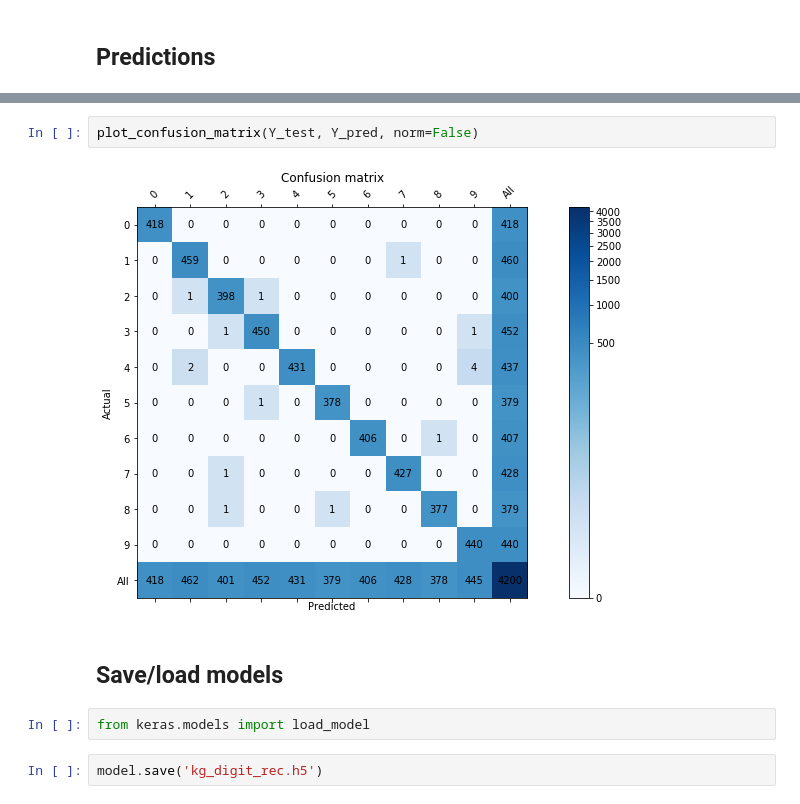
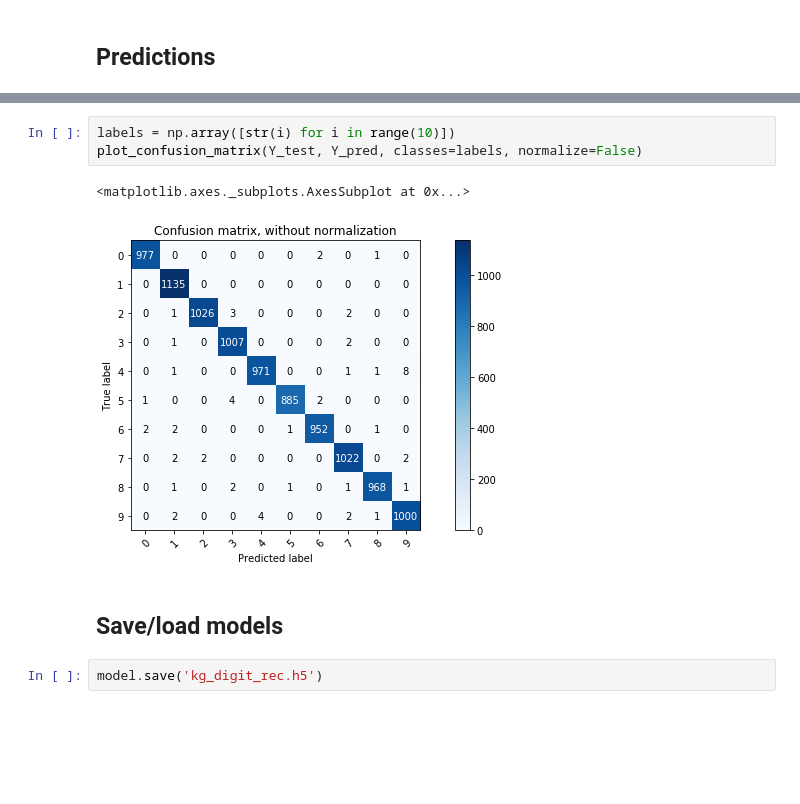
Before and after one commit to danylokos/kg-digit-rec, a Jupyter notebook: kg-digit-rec.ipynb, the cells around one changed output, grey strips where cells are left out. Cells and saved outputs as stored; diff of their text form; blank space fills up the shorter version.

```diff
--- a/kg-digit-rec.ipynb
+++ b/kg-digit-rec.ipynb
@@ -165,11 +171,11 @@ for idx in err_idx:
-# %%
-plot_confusion_matrix(Y_test, Y_pred, norm=False)
-# %% [output]
-[figure, removed]
+# %%
+labels = np.array([str(i) for i in range(10)])
+plot_confusion_matrix(Y_test, Y_pred, classes=labels, normalize=False)
+# %% [output]
+<matplotlib.axes._subplots.AxesSubplot at 0x...>
+[figure, added]
 # %% [markdown]
 ## Save/load models
-# %%
-from keras.models import load_model
 # %%
 model.save('kg_digit_rec.h5')
 # %%
```
Also changed, not shown: parts of 20 cells of this notebook, 1 other file.
